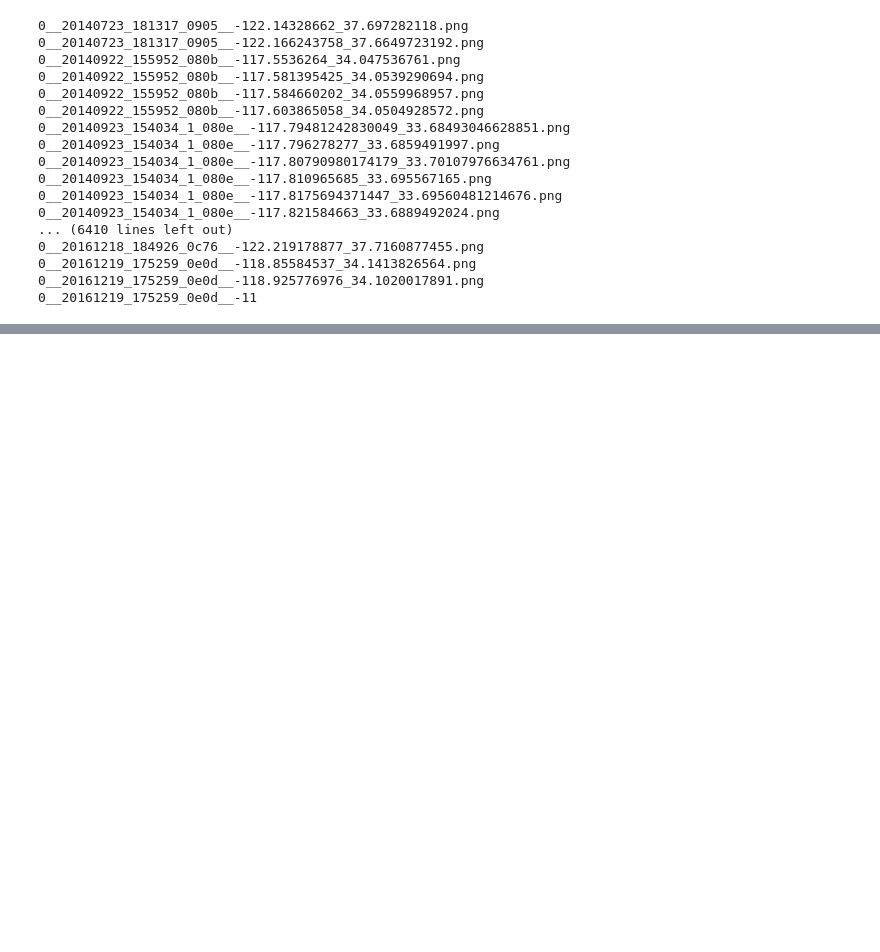
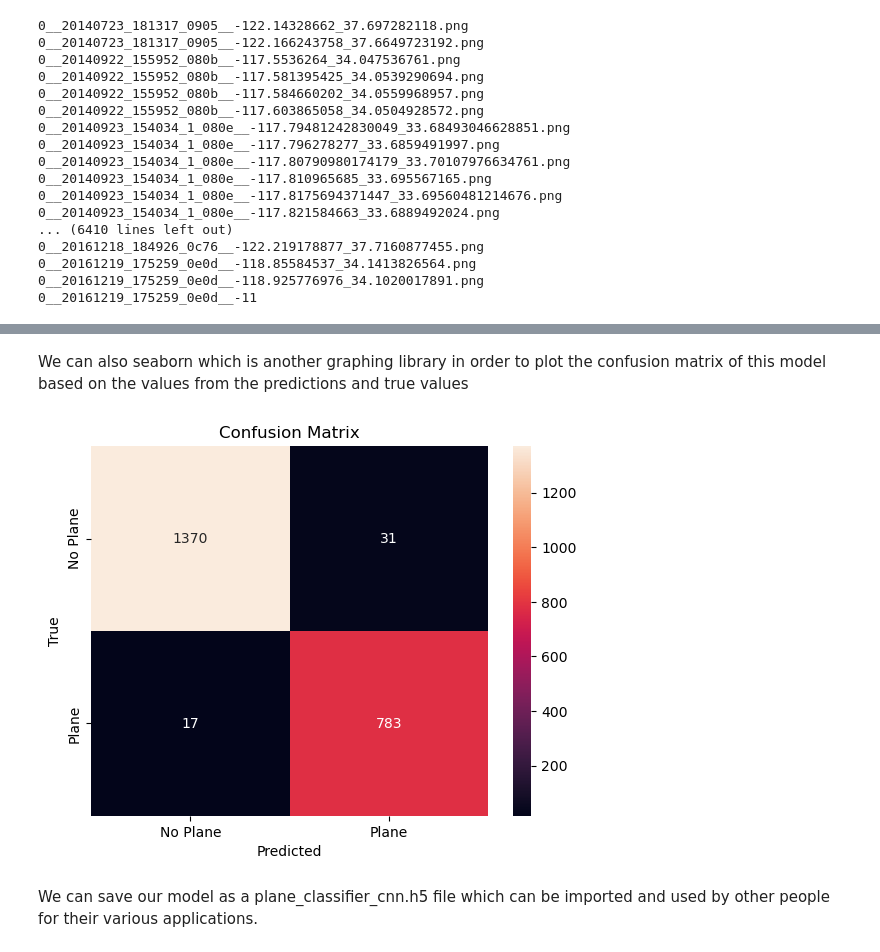
Before and after one commit to antonytomy/Satellite_Imagery_Classification, a Jupyter notebook: Satellite_Plane_Classification.ipynb, the cells around one changed output, grey strips where cells are left out. Cells and saved outputs as stored; diff of their text form; code cells hidden in the pictures; blank space fills up the shorter version.

```diff
--- a/Satellite_Plane_Classification.ipynb
+++ b/Satellite_Plane_Classification.ipynb
@@ -184,0 +325,8 @@ print(labels[:10])
+# %%
+y_pred = model.predict(test_generator)
+y_pred_binary = (y_pred > 0.5).astype(int).flatten()
+
+y_true = test_generator.classes
+
+print("Classification Report:")
+print(classification_report(y_true, y_pred_binary))
@@ -184,0 +346,13 @@ print(labels[:10])
+# %% [markdown]
+We can also seaborn which is another graphing library in order to plot the confusion matrix of this model based on the values from the predictions and true values
+# %%
+cm = confusion_matrix(y_true, y_pred_binary)
+sns.heatmap(cm, annot=True, fmt="d", xticklabels=['No Plane', 'Plane'], yticklabels=['No Plane', 'Plane'])
+plt.xlabel('Predicted')
+plt.ylabel('True')
+plt.title('Confusion Matrix')
+plt.show()
+# %% [output]
+[figure, added]
+# %% [markdown]
+We can save our model as a plane_classifier_cnn.h5 file which can be imported and used by other people for their various applications.
```
Also changed, not shown: parts of 35 cells of this notebook.
